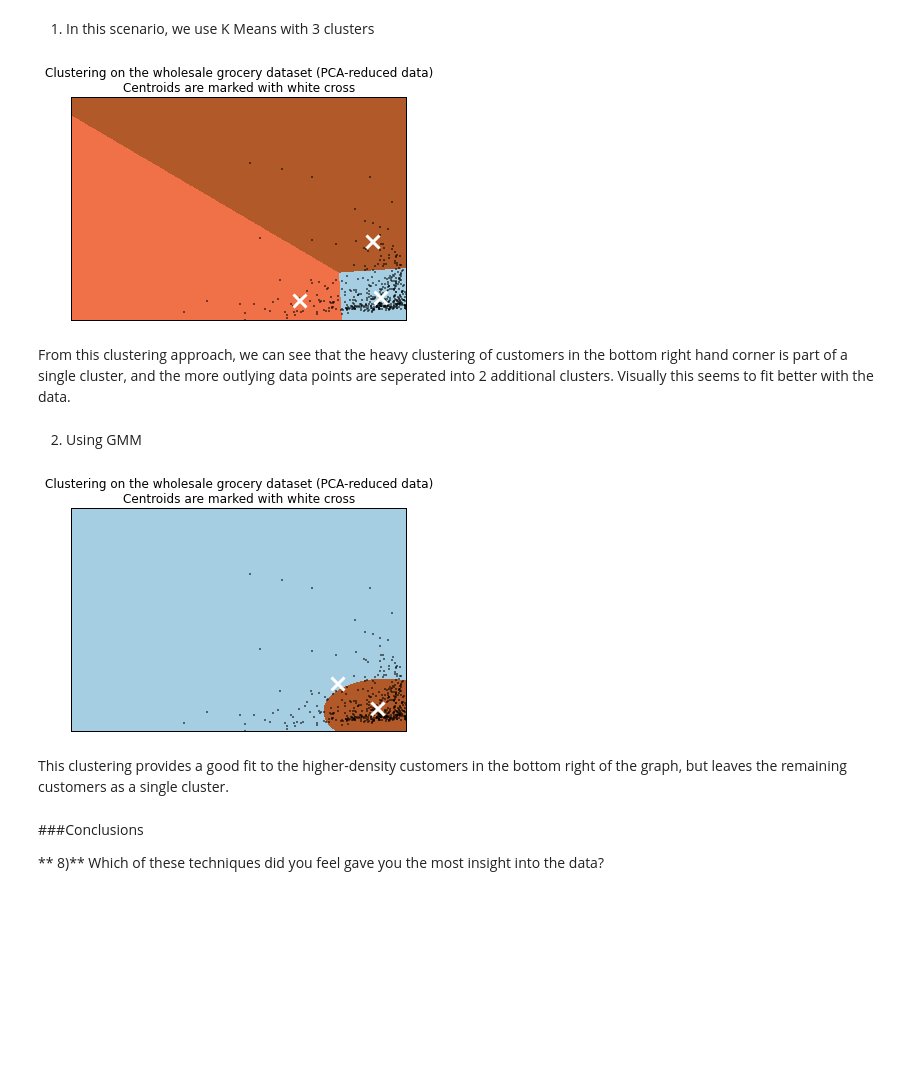
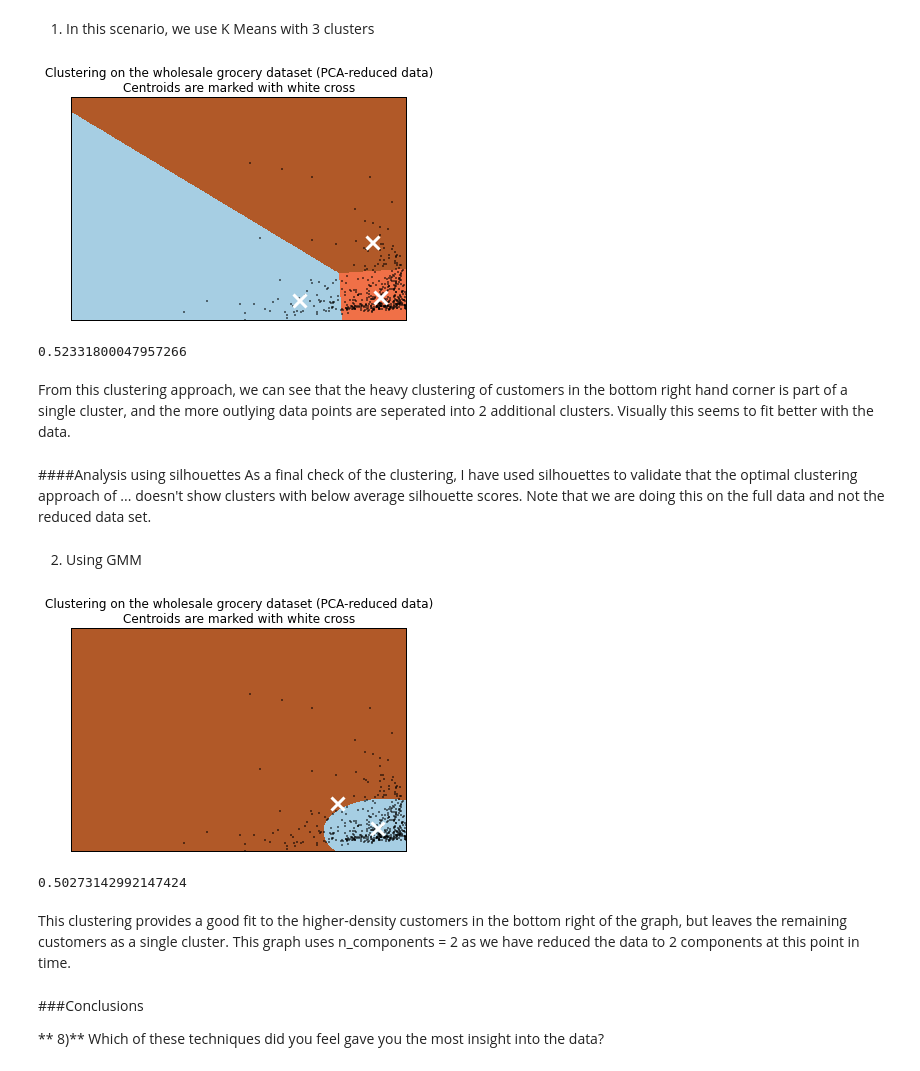
Before and after one commit to markstrefford/P3---Customer-Segments, a Jupyter notebook: customer_segments.ipynb, the cells around one changed output. Drawn from its saved outputs; the diff is of its cells as text; code cells hidden in the pictures; blank space fills up the shorter version.

Commit message:
Calculating silhouette scores for each cluster model

```diff
--- a/customer_segments.ipynb
+++ b/customer_segments.ipynb
@@ -265,20 +272,34 @@ Answer: The central objects in each cluster are the means for each customer in t
 clusters = KMeans(n_clusters=3).fit(reduced_data)
 centroids = clusters.cluster_centers_
 plot_clusters(reduced_data, centroids)
+
+# Now try to calculate a silhouette score for this cluster
+labels = clusters.labels_
+metrics.silhouette_score(reduced_data, labels, metric='euclidean')
 # %% [output]
-[figure, old version]
+[figure, new version]
+0.52331800047957266
 # %% [markdown]
 From this clustering approach, we can see that the heavy clustering of customers in the bottom right hand corner is part of a single cluster, and the more outlying data points are seperated into 2 additional clusters.  Visually this seems to fit better with the data.
+# %% [markdown]
+####Analysis using silhouettes
+As a final check of the clustering, I have used silhouettes to validate that the optimal clustering approach of ... doesn't show clusters with below average silhouette scores. Note that we are doing this on the full data and not the reduced data set.
 # %% [markdown]
 2) Using GMM
 # %%
-clusters = GMM(n_components=2).fit(reduced_data)
+gmm_model = GMM(n_components=2)
+clusters = gmm_model.fit(reduced_data)
 centroids = clusters.means_
 plot_clusters(reduced_data, centroids)
+
+# Now try to calculate a silhouette score for this cluster
+labels = gmm_model.fit_predict(reduced_data)
+metrics.silhouette_score(reduced_data, labels, metric='euclidean')
 # %% [output]
-[figure, old version]
+[figure, new version]
+0.50273142992147424
 # %% [markdown]
-This clustering provides a good fit to the higher-density customers in the bottom right of the graph, but leaves the remaining customers as a single cluster.
+This clustering provides a good fit to the higher-density customers in the bottom right of the graph, but leaves the remaining customers as a single cluster.  This graph uses n_components = 2 as we have reduced the data to 2 components at this point in time.
 # %% [markdown]
 ###Conclusions
 
```
Also changed, not shown: parts of 3 cells of this notebook.
